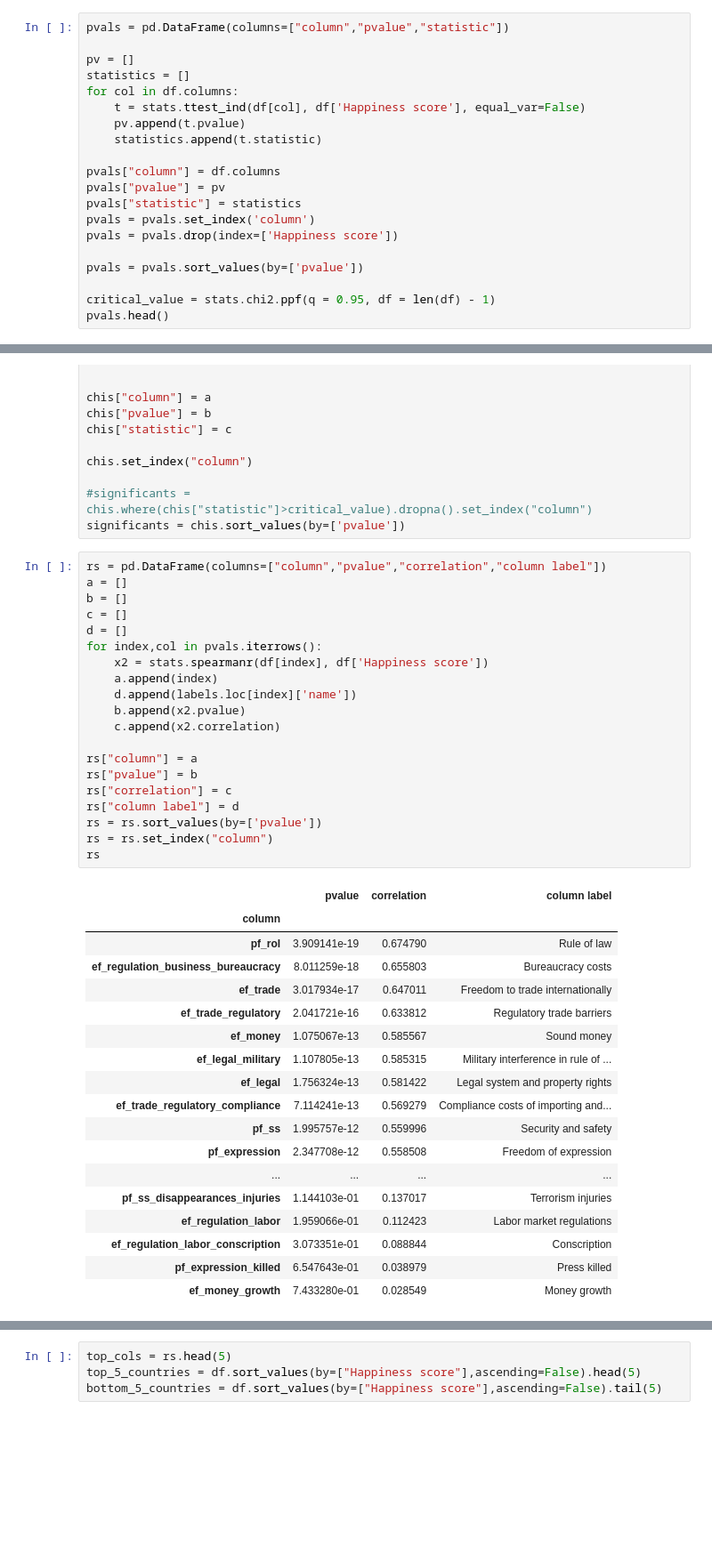
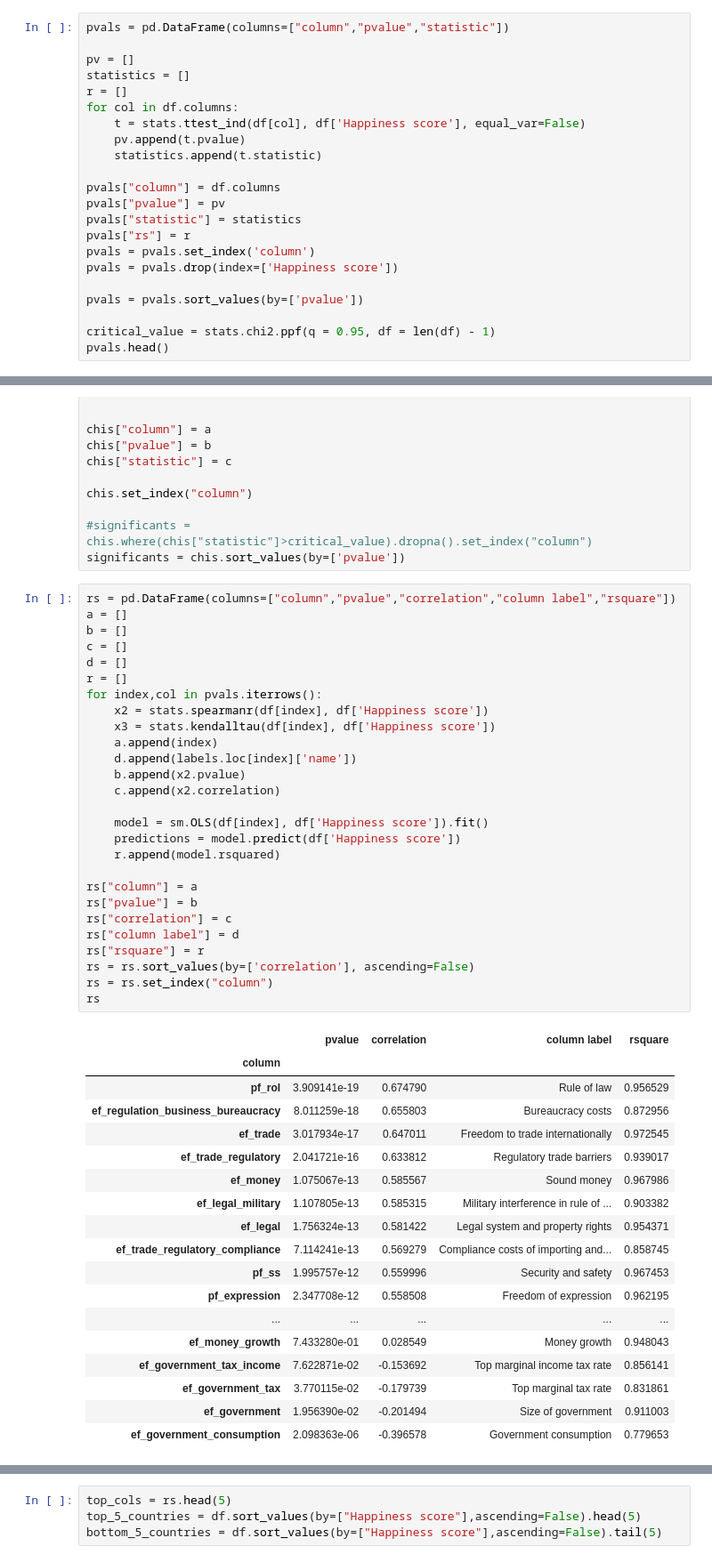
Before and after one commit to Faedra/Freedom-and-Happiness, a Jupyter notebook: thefunstuff/Question_3.ipynb, the cells around one changed output, grey strips where cells are left out. Shown at 89% size. Saved outputs shown, nothing was run; the diff lists cells and outputs as text; blank space fills up the shorter version.

```diff
--- a/thefunstuff/Question_3.ipynb
+++ b/thefunstuff/Question_3.ipynb
@@ -33,6 +44,7 @@ pvals = pd.DataFrame(columns=["column","pvalue","statistic"])
 
 pv = []
 statistics = []
+r = []
 for col in df.columns:
     t = stats.ttest_ind(df[col], df['Happiness score'], equal_var=False)
     pv.append(t.pvalue)
@@ -41,6 +53,7 @@ for col in df.columns:
 pvals["column"] = df.columns
 pvals["pvalue"] = pv
 pvals["statistic"] = statistics
+pvals["rs"] = r
 pvals = pvals.set_index('column')
 pvals = pvals.drop(index=['Happiness score'])
 
@@ -77,44 +90,51 @@ chis.set_index("column")
 #significants = chis.where(chis["statistic"]>critical_value).dropna().set_index("column")
 significants = chis.sort_values(by=['pvalue'])
 # %%
-rs = pd.DataFrame(columns=["column","pvalue","correlation","column label"])
+rs = pd.DataFrame(columns=["column","pvalue","correlation","column label","rsquare"])
 a = []
 b = []
 c = []
 d = []
+r = []
 for index,col in pvals.iterrows():
     x2 = stats.spearmanr(df[index], df['Happiness score'])
+    x3 = stats.kendalltau(df[index], df['Happiness score'])
     a.append(index)
     d.append(labels.loc[index]['name'])
     b.append(x2.pvalue)
     c.append(x2.correlation)
 
+    model = sm.OLS(df[index], df['Happiness score']).fit()
+    predictions = model.predict(df['Happiness score'])
+    r.append(model.rsquared)
+
 rs["column"] = a
 rs["pvalue"] = b
 rs["correlation"] = c
 rs["column label"] = d
-rs = rs.sort_values(by=['pvalue'])
+rs["rsquare"] = r
+rs = rs.sort_values(by=['correlation'], ascending=False)
 rs = rs.set_index("column")
 rs
 # %% [output]
-|  | pvalue | correlation | column label |
-| column |  |  |  |
-| pf_rol | 3.909141e-19 | 0.674790 | Rule of law |
-| ef_regulation_business_bureaucracy | 8.011259e-18 | 0.655803 | Bureaucracy costs |
-| ef_trade | 3.017934e-17 | 0.647011 | Freedom to trade internationally |
-| ef_trade_regulatory | 2.041721e-16 | 0.633812 | Regulatory trade barriers |
-| ef_money | 1.075067e-13 | 0.585567 | Sound money |
-| ef_legal_military | 1.107805e-13 | 0.585315 | Military interference in rule of ... |
-| ef_legal | 1.756324e-13 | 0.581422 | Legal system and property rights |
-| ef_trade_regulatory_compliance | 7.114241e-13 | 0.569279 | Compliance costs of importing and... |
-| pf_ss | 1.995757e-12 | 0.559996 | Security and safety |
-| pf_expression | 2.347708e-12 | 0.558508 | Freedom of expression |
-| ... | ... | ... | ... |
-| pf_ss_disappearances_injuries | 1.144103e-01 | 0.137017 | Terrorism injuries |
-| ef_regulation_labor | 1.959066e-01 | 0.112423 | Labor market regulations |
-| ef_regulation_labor_conscription | 3.073351e-01 | 0.088844 | Conscription |
-| pf_expression_killed | 6.547643e-01 | 0.038979 | Press killed |
-| ef_money_growth | 7.433280e-01 | 0.028549 | Money growth |
+|  | pvalue | correlation | column label | rsquare |
+| column |  |  |  |  |
+| pf_rol | 3.909141e-19 | 0.674790 | Rule of law | 0.956529 |
+| ef_regulation_business_bureaucracy | 8.011259e-18 | 0.655803 | Bureaucracy costs | 0.872956 |
+| ef_trade | 3.017934e-17 | 0.647011 | Freedom to trade internationally | 0.972545 |
+| ef_trade_regulatory | 2.041721e-16 | 0.633812 | Regulatory trade barriers | 0.939017 |
+| ef_money | 1.075067e-13 | 0.585567 | Sound money | 0.967986 |
+| ef_legal_military | 1.107805e-13 | 0.585315 | Military interference in rule of ... | 0.903382 |
+| ef_legal | 1.756324e-13 | 0.581422 | Legal system and property rights | 0.954371 |
+| ef_trade_regulatory_compliance | 7.114241e-13 | 0.569279 | Compliance costs of importing and... | 0.858745 |
+| pf_ss | 1.995757e-12 | 0.559996 | Security and safety | 0.967453 |
+| pf_expression | 2.347708e-12 | 0.558508 | Freedom of expression | 0.962195 |
+| ... | ... | ... | ... | ... |
+| ef_money_growth | 7.433280e-01 | 0.028549 | Money growth | 0.948043 |
+| ef_government_tax_income | 7.622871e-02 | -0.153692 | Top marginal income tax rate | 0.856141 |
+| ef_government_tax | 3.770115e-02 | -0.179739 | Top marginal tax rate | 0.831861 |
+| ef_government | 1.956390e-02 | -0.201494 | Size of government | 0.911003 |
+| ef_government_consumption | 2.098363e-06 | -0.396578 | Government consumption | 0.779653 |
 # %%
 for index,row in rs.iterrows():
     if(index[0:2] == "pf"):
```
Also changed, not shown: parts of 6 cells of this notebook, 51 other files.
